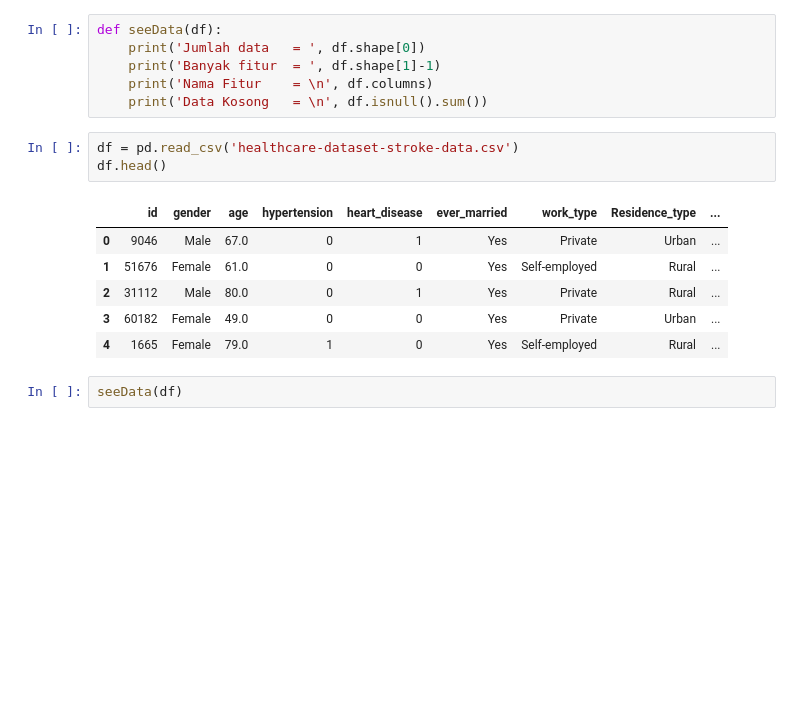
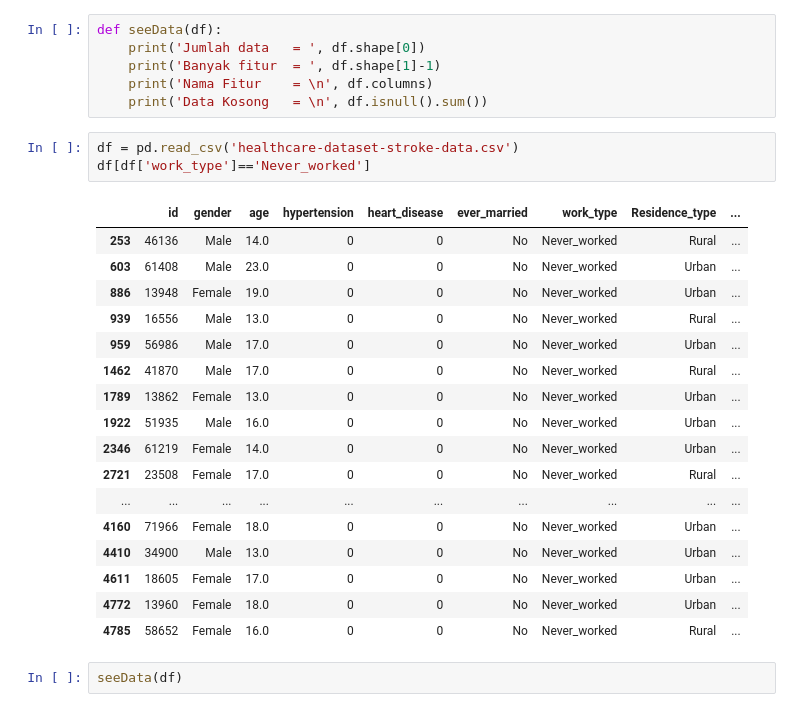
Before and after one commit to mraihanfs/strokePrediction, a Jupyter notebook: Capstone Project .ipynb, the cells around one changed output. Saved outputs shown, nothing was run; the diff lists cells and outputs as text; blank space fills up the shorter version.

```diff
--- a/Capstone Project .ipynb
+++ b/Capstone Project .ipynb
@@ -32,14 +32,25 @@ def seeData(df):
     print('Data Kosong   = \n', df.isnull().sum())
 # %%
 df = pd.read_csv('healthcare-dataset-stroke-data.csv')
-df.head()
+df[df['work_type']=='Never_worked']
 # %% [output]
 |  | id | gender | age | hypertension | heart_disease | ever_married | work_type | Residence_type | ... |
-| 0 | 9046 | Male | 67.0 | 0 | 1 | Yes | Private | Urban | ... |
-| 1 | 51676 | Female | 61.0 | 0 | 0 | Yes | Self-employed | Rural | ... |
-| 2 | 31112 | Male | 80.0 | 0 | 1 | Yes | Private | Rural | ... |
-| 3 | 60182 | Female | 49.0 | 0 | 0 | Yes | Private | Urban | ... |
-| 4 | 1665 | Female | 79.0 | 1 | 0 | Yes | Self-employed | Rural | ... |
+| 253 | 46136 | Male | 14.0 | 0 | 0 | No | Never_worked | Rural | ... |
+| 603 | 61408 | Male | 23.0 | 0 | 0 | No | Never_worked | Urban | ... |
+| 886 | 13948 | Female | 19.0 | 0 | 0 | No | Never_worked | Urban | ... |
+| 939 | 16556 | Male | 13.0 | 0 | 0 | No | Never_worked | Rural | ... |
+| 959 | 56986 | Male | 17.0 | 0 | 0 | No | Never_worked | Urban | ... |
+| 1462 | 41870 | Male | 17.0 | 0 | 0 | No | Never_worked | Rural | ... |
+| 1789 | 13862 | Female | 13.0 | 0 | 0 | No | Never_worked | Urban | ... |
+| 1922 | 51935 | Male | 16.0 | 0 | 0 | No | Never_worked | Urban | ... |
+| 2346 | 61219 | Female | 14.0 | 0 | 0 | No | Never_worked | Urban | ... |
+| 2721 | 23508 | Female | 17.0 | 0 | 0 | No | Never_worked | Rural | ... |
+| ... | ... | ... | ... | ... | ... | ... | ... | ... | ... |
+| 4160 | 71966 | Female | 18.0 | 0 | 0 | No | Never_worked | Urban | ... |
+| 4410 | 34900 | Male | 13.0 | 0 | 0 | No | Never_worked | Urban | ... |
+| 4611 | 18605 | Female | 17.0 | 0 | 0 | No | Never_worked | Urban | ... |
+| 4772 | 13960 | Female | 18.0 | 0 | 0 | No | Never_worked | Urban | ... |
+| 4785 | 58652 | Female | 16.0 | 0 | 0 | No | Never_worked | Rural | ... |
 # %%
 seeData(df)
 # %% [output]
```
Also changed, not shown: parts of 18 cells of this notebook, 1 other file.
